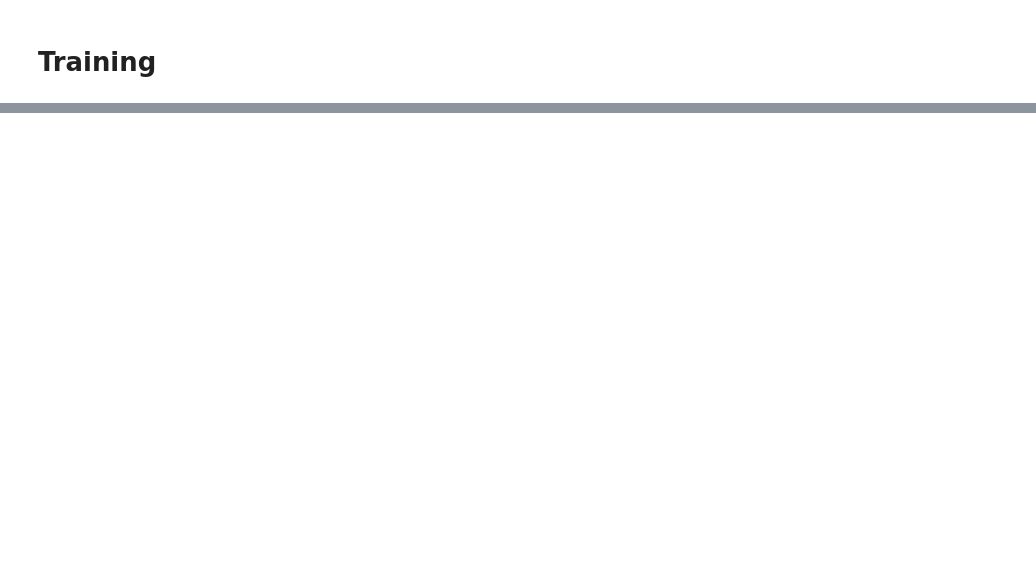
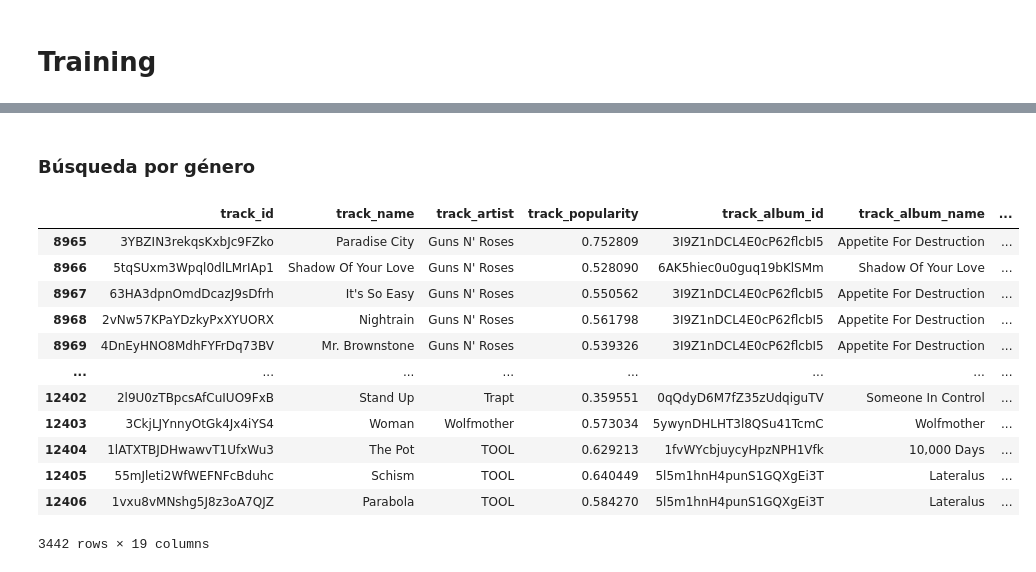
Before and after one commit to mlmicozzi/AprendizajeMaquinaII, a Jupyter notebook: spotify-recommender.ipynb, the cells around one changed output, grey strips where cells are left out. Saved outputs shown, nothing was run; the diff lists cells and outputs as text; code cells hidden in the pictures; blank space fills up the shorter version.

```diff
--- a/spotify-recommender.ipynb
+++ b/spotify-recommender.ipynb
@@ -70,0 +118,26 @@ print("Embeddings shape:", song_embeddings.shape)
+# %% [markdown]
+### Búsqueda por género
+# %%
+genres = ['pop', # 0
+          'rock', # 1
+          'rap', # 2
+          'r&b', # 3
+          'edm', # 4
+          'latin'] # 5
+
+df[df['playlist_genre'] == genres[1]]  # Selecciona sólo un género
+#df[df['playlist_genre'] != genres[1]]  # Todos los demás géneros
+# %% [output]
+|  | track_id | track_name | track_artist | track_popularity | track_album_id | track_album_name | ... |
+| 8965 | 3YBZIN3rekqsKxbJc9FZko | Paradise City | Guns N' Roses | 0.752809 | 3I9Z1nDCL4E0cP62flcbI5 | Appetite For Destruction | ... |
+| 8966 | 5tqSUxm3Wpql0dlLMrIAp1 | Shadow Of Your Love | Guns N' Roses | 0.528090 | 6AK5hiec0u0guq19bKlSMm | Shadow Of Your Love | ... |
+| 8967 | 63HA3dpnOmdDcazJ9sDfrh | It's So Easy | Guns N' Roses | 0.550562 | 3I9Z1nDCL4E0cP62flcbI5 | Appetite For Destruction | ... |
+| 8968 | 2vNw57KPaYDzkyPxXYUORX | Nightrain | Guns N' Roses | 0.561798 | 3I9Z1nDCL4E0cP62flcbI5 | Appetite For Destruction | ... |
+| 8969 | 4DnEyHNO8MdhFYFrDq73BV | Mr. Brownstone | Guns N' Roses | 0.539326 | 3I9Z1nDCL4E0cP62flcbI5 | Appetite For Destruction | ... |
+| ... | ... | ... | ... | ... | ... | ... | ... |
+| 12402 | 2l9U0zTBpcsAfCuIUO9FxB | Stand Up | Trapt | 0.359551 | 0qQdyD6M7fZ35zUdqiguTV | Someone In Control | ... |
+| 12403 | 3CkjLJYnnyOtGk4Jx4iYS4 | Woman | Wolfmother | 0.573034 | 5ywynDHLHT3l8QSu41TcmC | Wolfmother | ... |
+| 12404 | 1lATXTBJDHwawvT1UfxWu3 | The Pot | TOOL | 0.629213 | 1fvWYcbjuycyHpzNPH1Vfk | 10,000 Days | ... |
+| 12405 | 55mJleti2WfWEFNFcBduhc | Schism | TOOL | 0.640449 | 5l5m1hnH4punS1GQXgEi3T | Lateralus | ... |
+| 12406 | 1vxu8vMNshg5J8z3oA7QJZ | Parabola | TOOL | 0.584270 | 5l5m1hnH4punS1GQXgEi3T | Lateralus | ... |
+3442 rows × 19 columns
```
Also changed, not shown: parts of 31 cells of this notebook, 2 other files.
